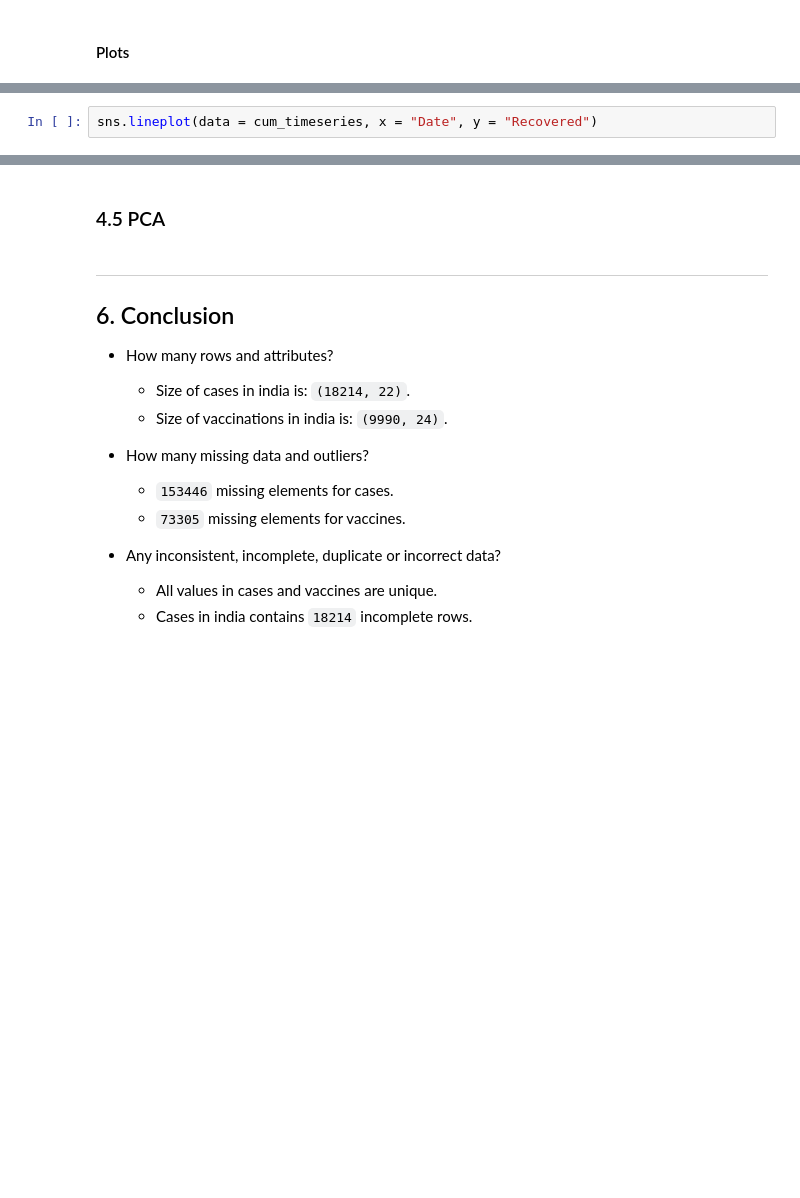
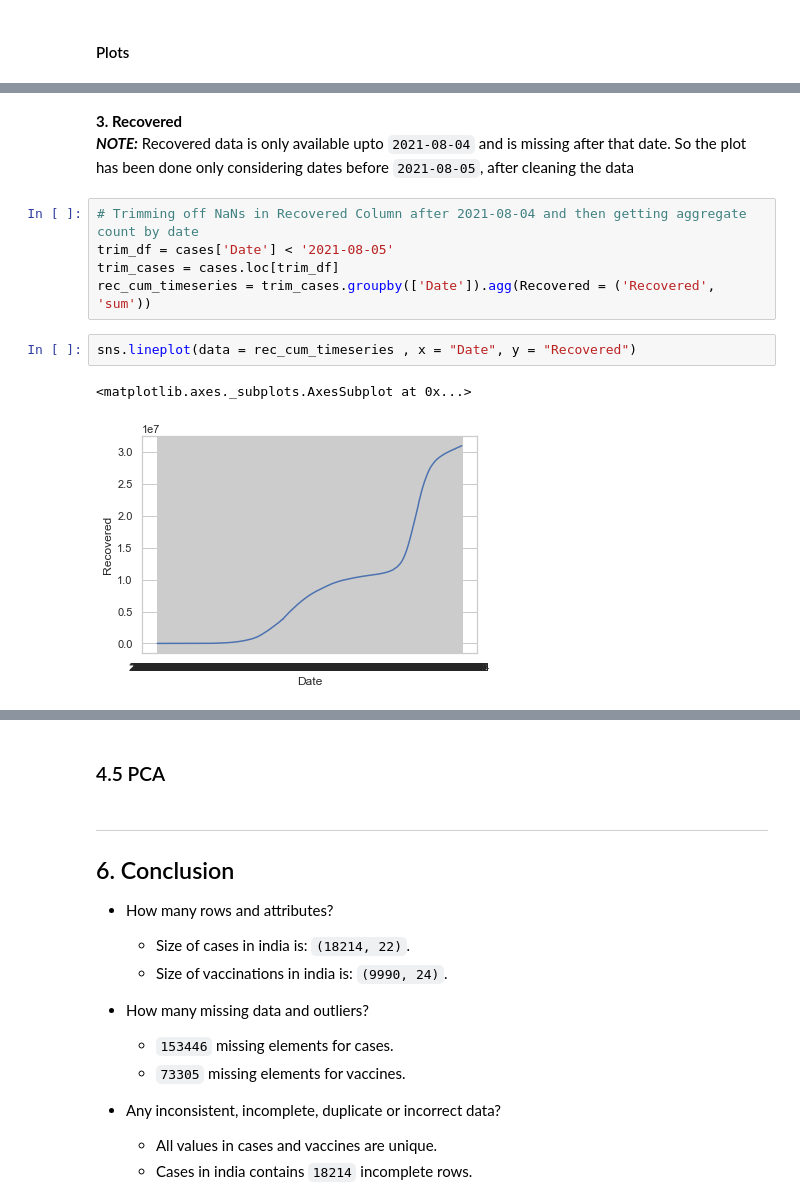
Before and after one commit to Data-Analytics-Project-2021/eda, a Jupyter notebook: eda_india.ipynb, the cells around one changed output, grey strips where cells are left out. Cells and saved outputs as stored; diff of their text form; blank space fills up the shorter version.

Commit message:
Fixed Recovered Lineplot

```diff
--- a/eda_india.ipynb
+++ b/eda_india.ipynb
@@ -191,3 +476,14 @@ sns.lineplot(data = delta_timeseries, x = "Date", y = "Deaths")
+# %% [markdown]
+**3. Recovered**
+***NOTE:*** Recovered data is only available upto `2021-08-04` and is missing after that date. So the plot has been done only considering dates before `2021-08-05`, after cleaning the data
+# %%
+# Trimming off NaNs in Recovered Column after 2021-08-04 and then getting aggregate count by date
+trim_df = cases['Date'] < '2021-08-05'
+trim_cases = cases.loc[trim_df]
+rec_cum_timeseries = trim_cases.groupby(['Date']).agg(Recovered = ('Recovered', 'sum'))
 # %%
-sns.lineplot(data = cum_timeseries, x = "Date", y = "Recovered")
+sns.lineplot(data = rec_cum_timeseries , x = "Date", y = "Recovered")
+# %% [output]
+<matplotlib.axes._subplots.AxesSubplot at 0x...>
+[figure, added]
 # %%
```
Also changed, not shown: parts of 37 cells of this notebook.
